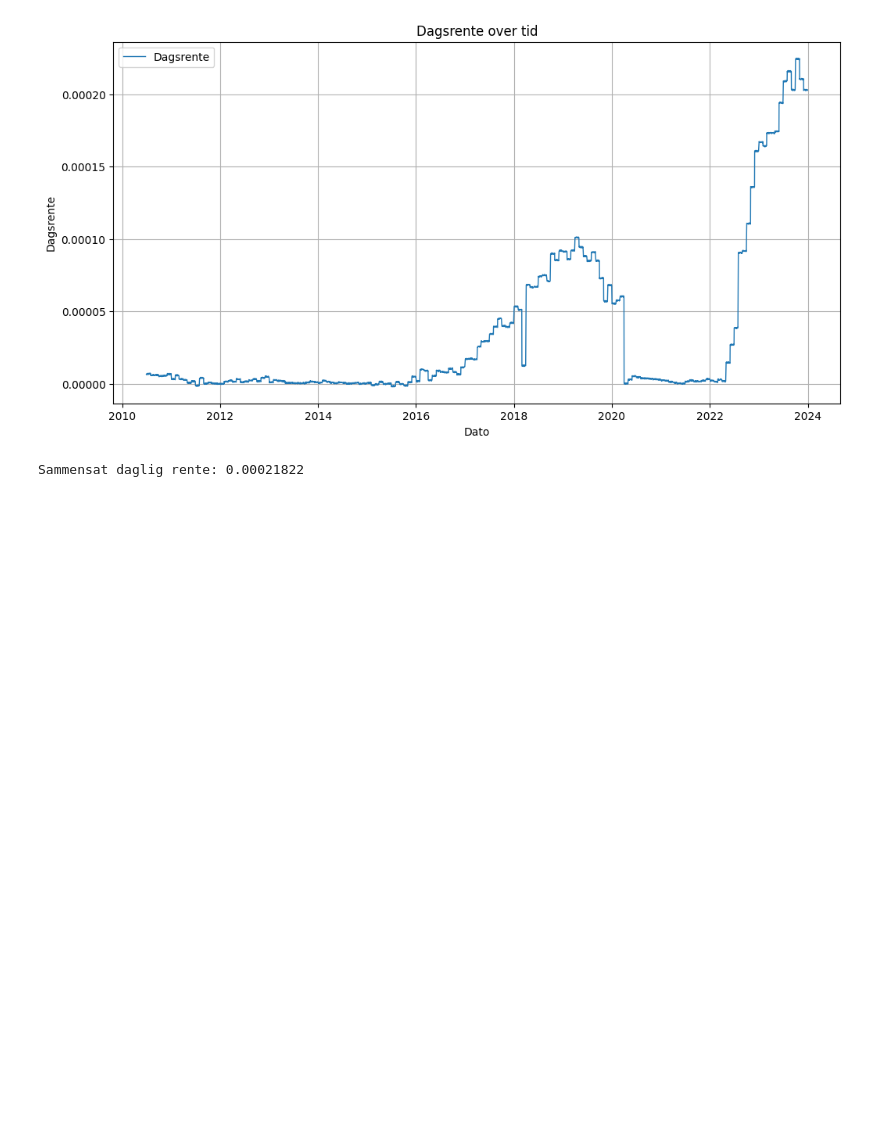
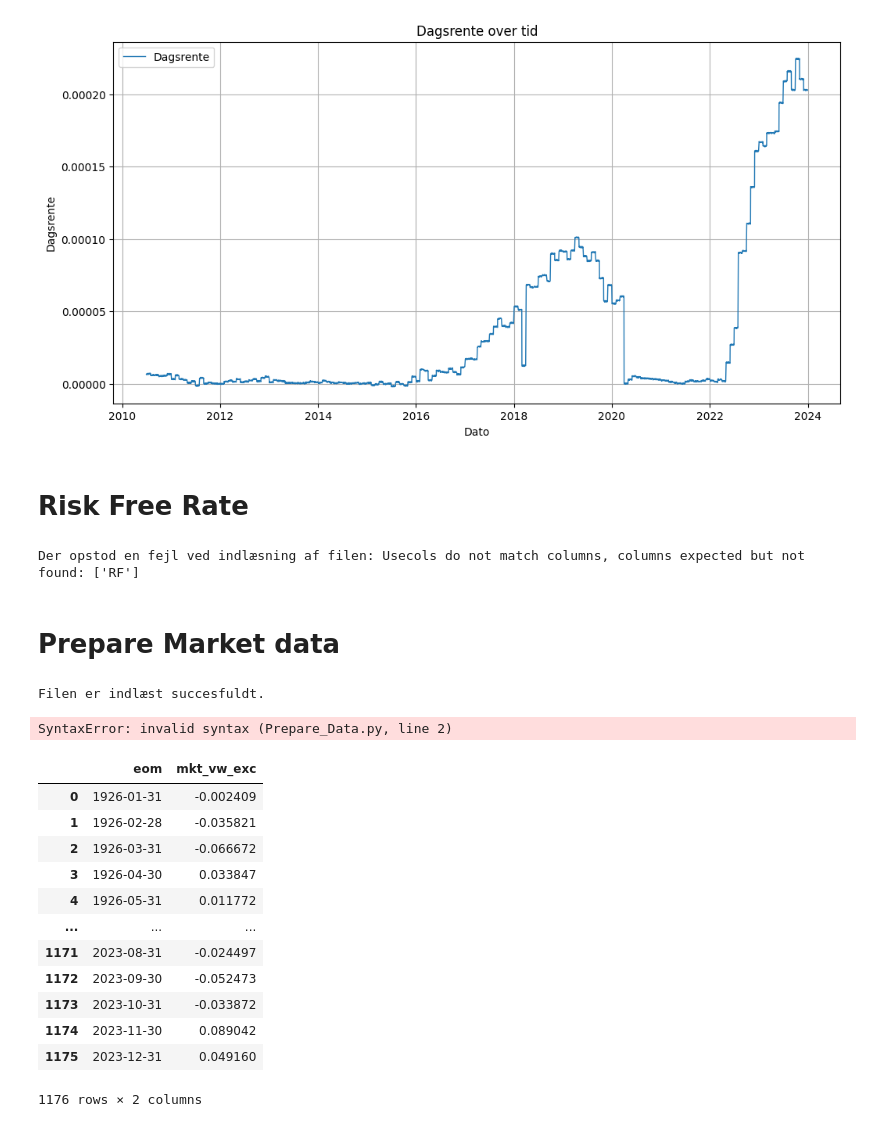
Before and after one commit to Hedegaard9/Master, a Jupyter notebook: data_analysis.ipynb, the cells around one changed output. Cells and saved outputs as stored; diff of their text form; code cells hidden in the pictures; blank space fills up the shorter version.

```diff
--- a/data_analysis.ipynb
+++ b/data_analysis.ipynb
@@ -389,13 +416,39 @@ plt.grid(True)
 plt.show()
 # %% [output]
 [figure]
-# %%
-# Givet data
-annual_rate = 8.29  # Årlig rente i procent
-days_in_year = 365  # Typisk 365 dage
-
-# Beregn sammensat dagsrente
-daily_rate_compounded = (1 + annual_rate / 100) ** (1 / days_in_year) - 1
-print(f"Sammensat daglig rente: {daily_rate_compounded:.8f}")
-# %% [output]
-Sammensat daglig rente: 0.00021822
+# %% [markdown]
+# Risk Free Rate
+# %%
+import pandas as pd
+
+file_path_risk_free = "./Data/ff3_m.csv"
+try:
+    # Læs kun 'RF' kolonnen
+    risk_free_df = pd.read_csv(file_path_risk_free, usecols=['RF'])
+    print("Filen er indlæst succesfuldt.")
+except Exception as e:
+    print(f"Der opstod en fejl ved indlæsning af filen: {e}")
+# %% [output]
+Der opstod en fejl ved indlæsning af filen: Usecols do not match columns, columns expected but not found: ['RF']
+# %% [markdown]
+# Prepare Market data
+# %%
+file_path_market_returns = "./Data/market_returns.csv"
+try:
+    # Læs kun 'RF' kolonnen
+    market_returns_df = pd.read_csv(file_path_market_returns)
+    print("Filen er indlæst succesfuldt.")
+except Exception as e:
+    print(f"Der opstod en fejl ved indlæsning af filen: {e}")
+
+# Eller hvis du vil modificere den originale DataFrame direkte:
+market_returns_df = market_returns_df[market_returns_df['excntry'] == 'USA'][['eom', 'mkt_vw_exc']].reset_index(drop=True)
+#market_returns_df = market_returns_df[market_returns_df['excntry'] == 'USA'].reset_index(drop=True)
+# %% [output]
+Filen er indlæst succesfuldt.
+# %%
+import Prepare_Data
+Prepare_Data.load_and_filter_market_returns(file_path_market_returns)
+#load_and_filter_market_returns(file_path_market_returns)
+# %% [output]
+SyntaxError: invalid syntax (Prepare_Data.py, line 2)
@@ -401,0 +457,16 @@ Sammensat daglig rente: 0.00021822
+# %%
+market_returns_df
+# %% [output]
+|  | eom | mkt_vw_exc |
+| 0 | 1926-01-31 | -0.002409 |
+| 1 | 1926-02-28 | -0.035821 |
+| 2 | 1926-03-31 | -0.066672 |
+| 3 | 1926-04-30 | 0.033847 |
+| 4 | 1926-05-31 | 0.011772 |
+| ... | ... | ... |
+| 1171 | 2023-08-31 | -0.024497 |
+| 1172 | 2023-09-30 | -0.052473 |
+| 1173 | 2023-10-31 | -0.033872 |
+| 1174 | 2023-11-30 | 0.089042 |
+| 1175 | 2023-12-31 | 0.049160 |
+1176 rows × 2 columns
```
Also changed, not shown: parts of 10 cells of this notebook, 3 other files.
